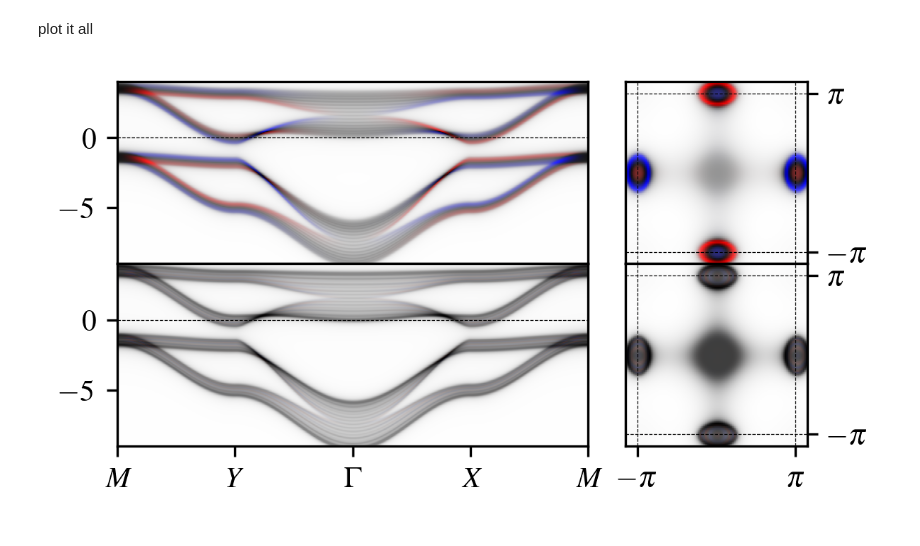
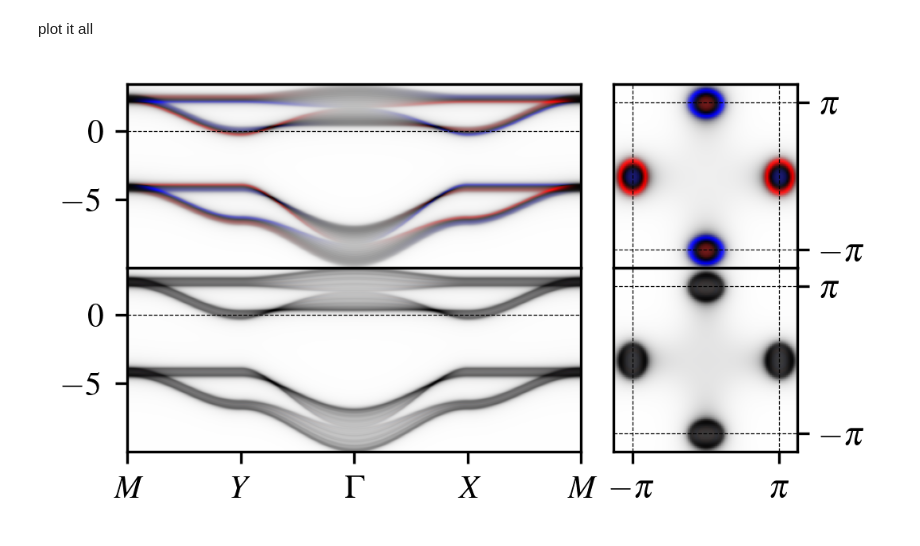
Before and after one commit to dpreuo/alter_surf, a Jupyter notebook: figures_for_the_paper/DLKK_fig.ipynb, the cells around one changed output. Drawn from its saved outputs; the diff is of its cells as text; code cells hidden in the pictures.

Commit message:
figures getting there

```diff
--- a/figures_for_the_paper/DLKK_fig.ipynb
+++ b/figures_for_the_paper/DLKK_fig.ipynb
@@ -84,11 +82,9 @@ plt.show()
 # %%
-# load MF solution
-with open("MF_solution_DLKK_n=0.51_U=6_L=50.pkl", "rb") as f:
-    Hparam = pickle.load(f)
+Hparam = dict(len_z=30, delta=1, tp=0.3, tz=1, PBC=False, mAF=3, mu=3.1)
+# create Hamiltonian with MF parameters
+H_DLKK = create_H_DLKK_3D(param=Hparam)
 
-
-# create Hamiltonian with MF parameters
-H_DLKK = create_H_DLKK_3D_MF(param=Hparam)
+Hparam_3d = dict(len_z=30, delta=1, tp=0.3, tz=1, PBC=True, mAF=3, mu=3.1)
 # %%
 def spec_func(psis, es, e_vals, eta, proj):
 
@@ -120,7 +116,7 @@ label_positions = np.linspace(0, len(k_walk), len(k_labels)).astype(int)
 # diagonalise along the k_walk
 es, psis = H_DLKK.diagonalize(*k_walk.T)
 # %%
-e_vals = np.linspace(-9, 4, 200)
+e_vals = np.linspace(np.min(es), np.max(es), 200)
 eta = 1e-1
 n_layers = Hparam["len_z"]
 
@@ -140,6 +136,7 @@ chosen_layer = 10
 p_l = np.zeros(n_layers)
 p_l[chosen_layer] = 1
 p_l[chosen_layer + 1] = 1
+# pl = np.eye(p_l.shape[0])
 proj_same = np.kron(p_l, np.array([1, 1, 1, 1]))
 proj_diff = np.kron(p_l, np.array([1, 1, -1, -1]))
 spec_same_bulk_walk = spec_func(psis, es, e_vals, eta, proj_same).T
@@ -171,7 +168,7 @@ colors_boundary_walk = two_param_color(
 # %% [markdown]
 Make the plots for the horizontal slices
 # %%
-spillover = 0.15
+spillover = 0.25
 
 n_k_grid = 101
 
@@ -184,7 +181,7 @@ KX, KY = np.meshgrid(k_values, k_values)
 es, psis = H_DLKK.diagonalize(KX, KY)
 # %%
 # make the spectral function
-e_vals = np.array([0])
+fermi_level = np.array([0])
 eta = 1e-1
 n_layers = Hparam["len_z"]
 
@@ -196,8 +193,8 @@ p_l[chosen_layer] = 1
 p_l[chosen_layer + 1] = 1
 spec_same_boundary = np.kron(p_l, np.array([1, 1, 1, 1]))
 proj_diff_bulk = np.kron(p_l, np.array([1, 1, -1, -1]))
-spec_same_boundary = spec_func(psis, es, e_vals, eta, spec_same_boundary).T[0]
-spec_diff_boundary = spec_func(psis, es, e_vals, eta, proj_diff_bulk).T[0]
+spec_same_boundary = spec_func(psis, es, fermi_level, eta, spec_same_boundary).T[0]
+spec_diff_boundary = spec_func(psis, es, fermi_level, eta, proj_diff_bulk).T[0]
 
 # for bulk
 chosen_layer = 10
@@ -206,8 +203,8 @@ p_l[chosen_layer] = 1
 p_l[chosen_layer + 1] = 1
 spec_same_bulk = np.kron(p_l, np.array([1, 1, 1, 1]))
 spec_diff_bulk = np.kron(p_l, np.array([1, 1, -1, -1]))
-spec_same_bulk = spec_func(psis, es, e_vals, eta, spec_same_bulk).T[0]
-spec_diff_bulk = spec_func(psis, es, e_vals, eta, spec_diff_bulk).T[0]
+spec_same_bulk = spec_func(psis, es, fermi_level, eta, spec_same_bulk).T[0]
+spec_diff_bulk = spec_func(psis, es, fermi_level, eta, spec_diff_bulk).T[0]
 
 # global normalization
 norm_diff = Normalize(
@@ -228,14 +250,13 @@ plot it all
 # %%
 from matplotlib.gridspec import GridSpec
 
-w = 2
+w = 2.3
 h = 1.0
-wspace = 0.03
+wspace = 0.08
 
 fig = plt.figure(
     figsize=(aps_halfwidth, aps_halfwidth * ((h + 1) / (w + 1 + wspace))), dpi=300
 )
-fig.subplots_adjust(left=0, right=1)
 gs = GridSpec(
     2, 2, width_ratios=[w, h], height_ratios=[1, 1], wspace=wspace, hspace=0.0
 )
@@ -251,7 +272,7 @@ ax_r2 = fig.add_subplot(gs[1, 1], sharex=ax_r1, sharey=ax_r1)
 
 ax_l1.imshow(
     colors_boundary_walk,
-    extent=(0, len(k_walk), np.linspace(-9, 4, 200)[0], np.linspace(-9, 4, 200)[-1]),
+    extent=(0, len(k_walk), e_vals[0], e_vals[-1]),
     aspect="auto",
     # interpolation='nearest',
     origin="lower",
@@ -259,7 +280,7 @@ ax_l1.imshow(
 
 ax_l2.imshow(
     colors_bulk_walk,
-    extent=(0, len(k_walk), np.linspace(-9, 4, 200)[0], np.linspace(-9, 4, 200)[-1]),
+    extent=(0, len(k_walk), e_vals[0], e_vals[-1]),
     aspect="auto",
     # interpolation='nearest',
     origin="lower",
@@ -311,32 +332,33 @@ ax_r1.tick_params(
     left=False,
     right=True,
     labelbottom=False,
     labelright=True,
     labelleft=False,
 )
 ax_r2.tick_params(
     axis="both",
     which="both",
     bottom=True,
     top=False,
     left=False,
     right=True,
     labelbottom=True,
     labelright=True,
     labelleft=False,
 )
 
+fig.subplots_adjust(left=0.08, right=0.92)
 
 ax_l2.set_xticks(label_positions, k_labels)
 ax_l1.axhline(0, color="k", ls="--", lw=0.3)
 ax_l2.axhline(0, color="k", ls="--", lw=0.3)
 
 ax_r2.set_xticks([-np.pi, np.pi])
 ax_r2.set_yticks([-np.pi, np.pi])
 ax_r2.set_yticklabels(["$-\\pi$", "$\\pi$"])
 ax_r2.set_xticklabels(["$-\\pi$", "$\\pi$"])
 
 
-plt.savefig("DLKK_spectral_functions.png", bbox_inches="tight", dpi=350)
+plt.savefig("spec_dlkk.png", bbox_inches="tight", transparent=True, dpi=350)
 # %% [output]
-[figure, old version]
+[figure, new version]
```
Also changed, not shown: parts of 7 cells of this notebook, 7 other files.
